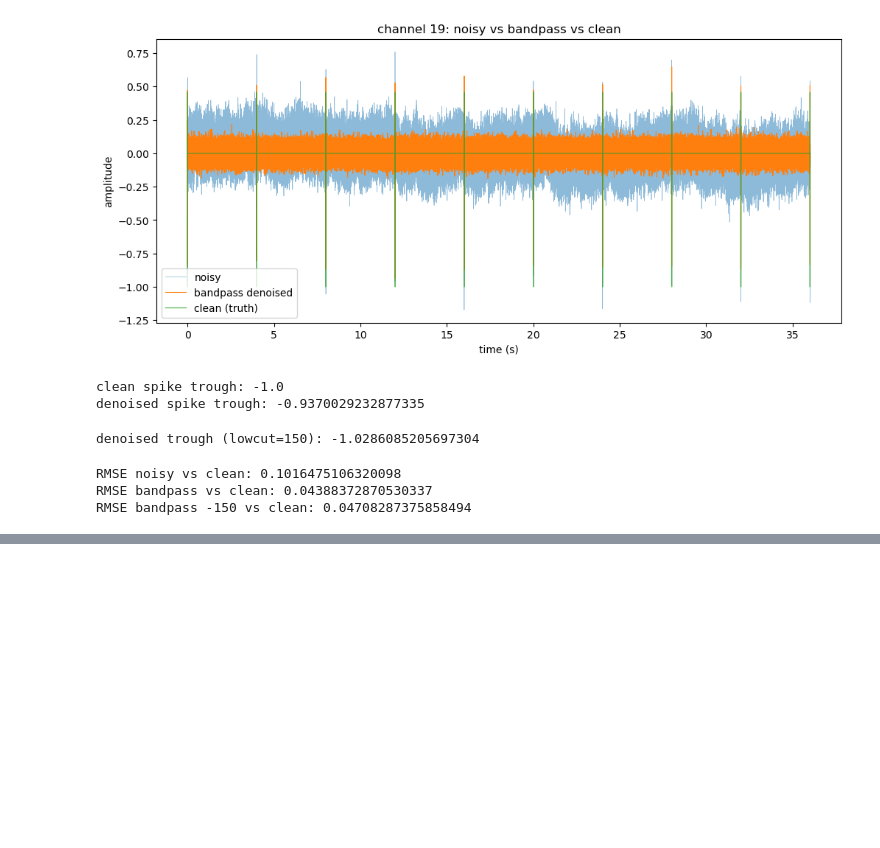
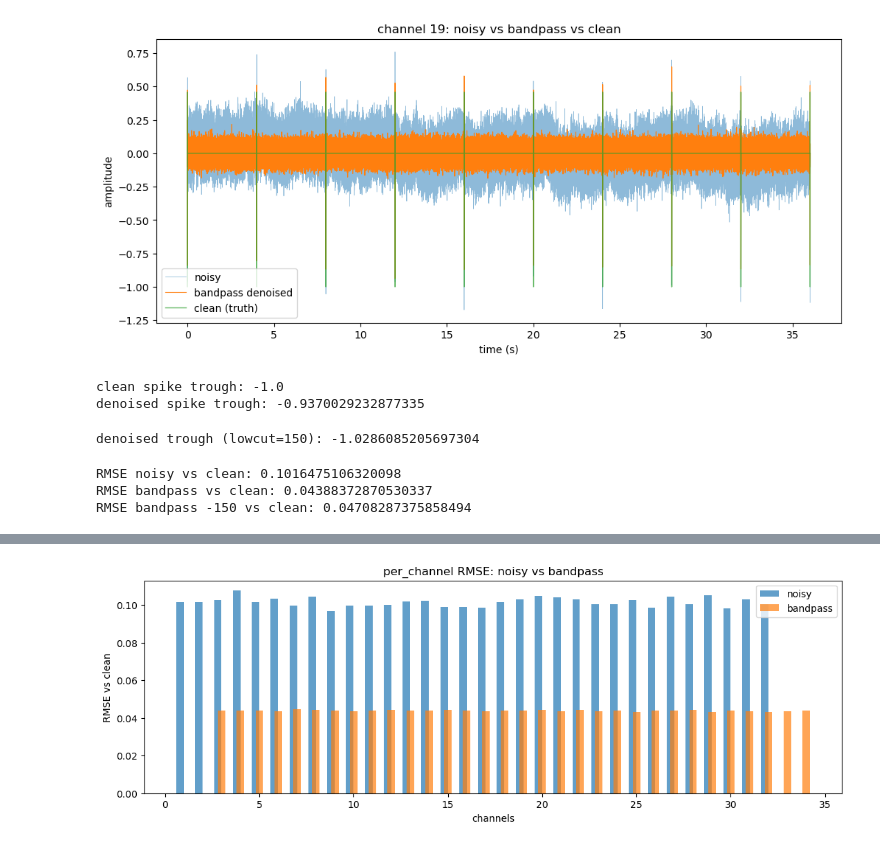
Before and after one commit to Razan-88/Decoding_Chronic_Pain, a Jupyter notebook: notebooks/01_generator.ipynb, the cells around one changed output, grey strips where cells are left out. Drawn from its saved outputs; the diff is of its cells as text; code cells hidden in the pictures; blank space fills up the shorter version.

```diff
--- a/notebooks/01_generator.ipynb
+++ b/notebooks/01_generator.ipynb
@@ -554,3 +554,10 @@ print("RMSE bandpass -150 vs clean:", rmse(denoised_150, rec))
 RMSE noisy vs clean: 0.1016475106320098
 RMSE bandpass vs clean: 0.04388372870530337
 RMSE bandpass -150 vs clean: 0.04708287375858494
+# %%
+# RMSE per channel
+print("channel,  noisy RMSE,  bandpass RMSE")
+for ch in range(n_channels):
+    noisy_rmse = rmse(noisy[ch], rec[ch])  # one channel
+    bp_rmse = rmse(denoised[ch], rec[ch])
+    print(f" ch {ch+1:2d},     {noisy_rmse:.4f},      {bp_rmse:.4f}")
@@ -556,0 +582,15 @@ RMSE bandpass -150 vs clean: 0.04708287375858494
+# %%
+# plot
+noisy_per_ch = np.array([rmse(noisy[ch], rec[ch]) for ch in range(n_channels)])
+bp_per_ch = np.array([rmse(denoised[ch], rec[ch]) for ch in range(n_channels)])
+
+x = np.arange(1, n_channels+1)
+plt.figure(figsize=(13, 4))
+plt.bar(x - 0.2, noisy_per_ch, width=0.4, label="noisy", alpha=0.7)
+plt.bar(x + 2, bp_per_ch, width=0.4, label="bandpass", alpha=0.7)
+plt.xlabel("channels"); plt.ylabel("RMSE vs clean")
+plt.title("per_channel RMSE: noisy vs bandpass")
+plt.legend()
+plt.show()
+# %% [output]
+[figure, added]
```
Also changed, not shown: parts of 2 cells of this notebook.
